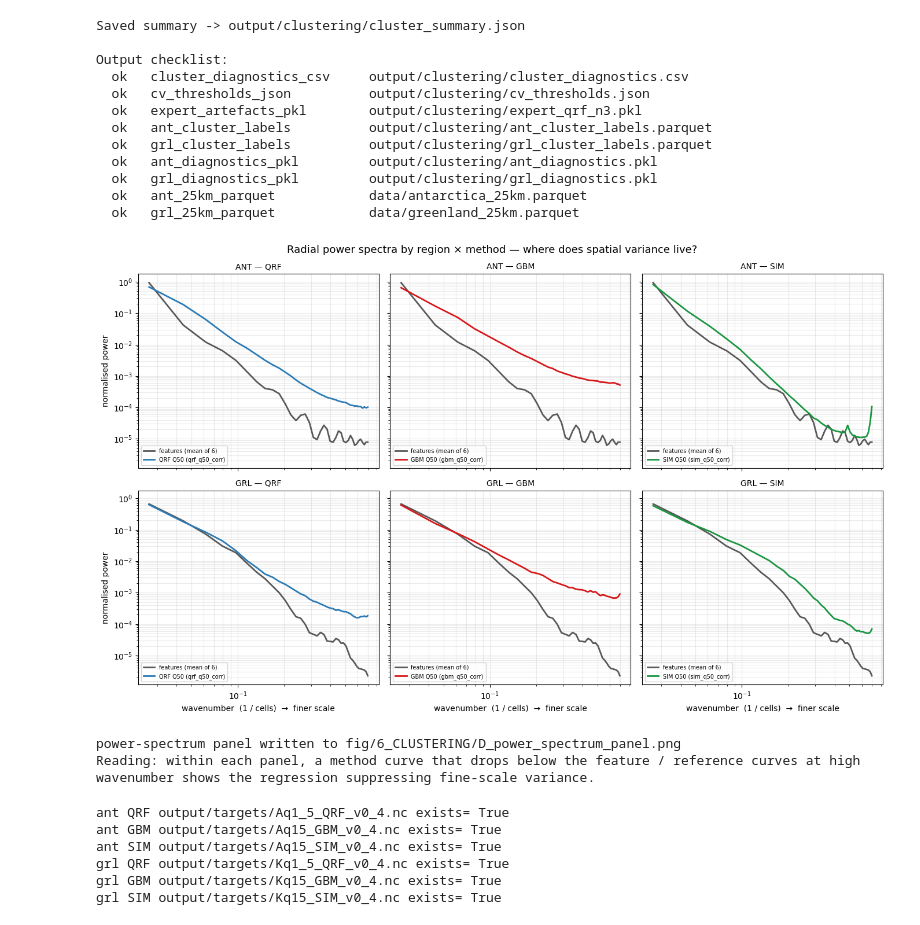
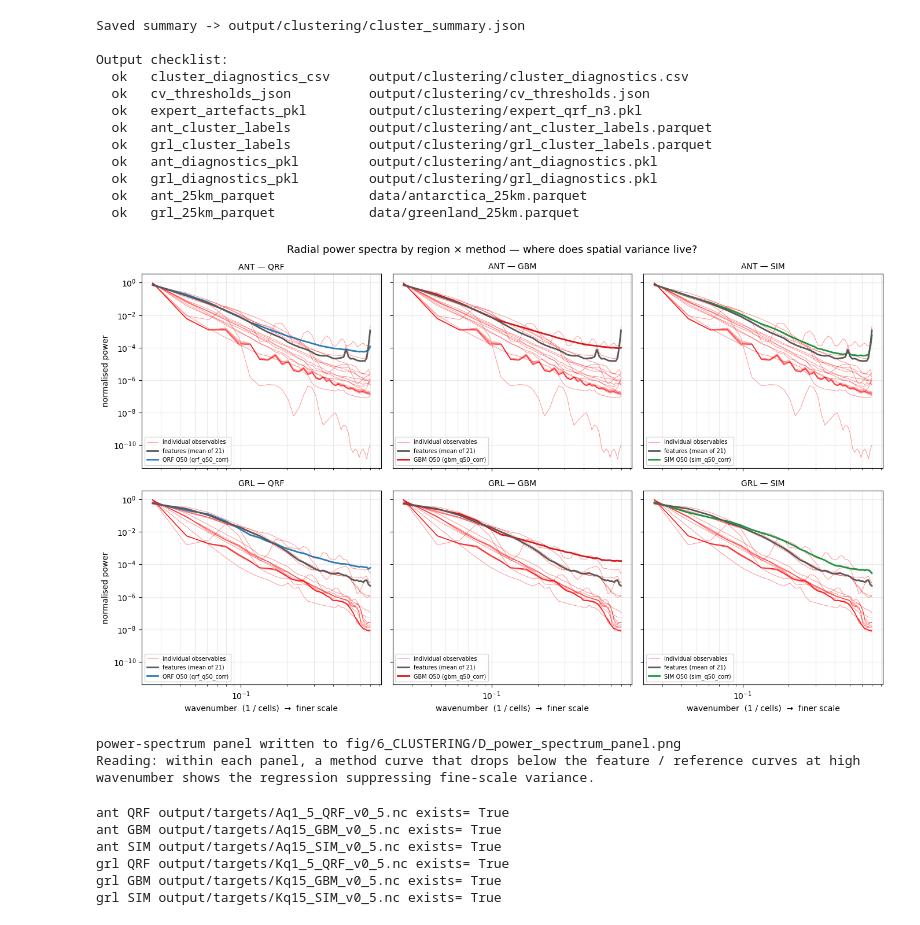
Before and after one commit to TobbeTripitaka/Aq2, a Jupyter notebook: 6_CLUSTERING.ipynb, the cells around one changed output. Cells and saved outputs as stored; diff of their text form; code cells hidden in the pictures.

```diff
--- a/6_CLUSTERING.ipynb
+++ b/6_CLUSTERING.ipynb
@@ -95,6 +95,15 @@ NCLUSTERS sweep    : [2, 3, 4, 5]  (override = None)
 Coarsen factor     : 5x  (5 km -> 25 km)
 Cluster dir        : output/clustering
 Figure dir         : fig/6_CLUSTERING
+# %%
+from matplotlib.colors import ListedColormap
+
+def listed_cmap(colors):
+    """Build a discrete ListedColormap from a list of colours (one per class).
+    Out-of-range / NaN cells render transparent (set_bad)."""
+    cmap = ListedColormap(list(colors))
+    cmap.set_bad(alpha=0.0)   # NaN -> transparent (matches categorical_map's docstring)
+    return cmap
 # %% [markdown]
 ## Section 1 — Load and clean the reference data
 
@@ -788,12 +797,18 @@ Two figures per domain: robustness with total variance (Fig 9 equivalent), and
 the categorical confidence and explainability maps (Fig 10 equivalent). Variance
 is shown in mW²/m⁴. The scientific colour maps are Crameri's, pulled from
 `config.py`.
+# %%
+var_cmap = "cmc.batlow"
+var_unit = "mW² m⁻⁴"
 # %%
 # Figs 9-10 equivalents — every panel is now an agrid map (coastlines, graticule,
 # polar CRS). Robustness and total variance are continuous (map + histogram cbar);
 # confidence and explainability are categorical (classified map + legend). One
 # file per field, per region, so nothing is baked into a fixed 2-panel layout.
 var_total_vmax = {}   # remember the 98th-percentile variance cap per region for S1
+
+robust_v_min = 0.0
+robust_v_max = float(np.nanpercentile(diag["robustness"], VAR_PCTL_CAP))
 
 for domain, cfg in DOMAIN_CONFIG.items():
     diag = grid_diag[domain]
@@ -1037,7 +1052,7 @@ from numpy.fft import fft2, fftshift, fftfreq
 # differ, the cell also tries a few common fallbacks (see _pick_q50_var below).
 PSD_METHODS = {"qrf": "qrf_q50_corr", "gbm": "gbm_q50_corr", "sim": "sim_q50_corr"}
 PSD_COLORS  = {"qrf": "#2c7bb6", "gbm": "#d7191c", "sim": "#1a9641"}
-PSD_N_FEAT  = 6          # how many standardised features to average for the "input" curve
+PSD_N_FEAT  = -1          # how many standardised features to average for the "input" curve
 PSD_DETREND = True       # remove a planar trend before the FFT (kills DC/ramp leakage)
 PSD_WINDOW  = True       # 2-D Hann window before the FFT (kills edge leakage)
 PSD_NBINS   = 40         # radial wavenumber bins
@@ -1200,10 +1215,21 @@ try:
         xc, yc = rc["xcol"], rc["ycol"]
         df_tgt = pd.read_parquet(rc["parquet"])
 
-        # (1) mean standardised input feature field — computed once per region
-        feats = [f for f in obs_model if f in df_tgt.columns][:PSD_N_FEAT]
+                # (1) standardised input feature fields — computed once per region.
+        #     Use ALL observables the regression actually used (sweep-selected
+        #     obs_model), not a fixed count. Each feature's own spectrum is kept
+        #     so it can be drawn faintly behind the mean.
+        feats = [f for f in obs_model if f in df_tgt.columns]
         Fz = (df_tgt[feats].astype(float) - df_tgt[feats].astype(float).mean()) \
              / df_tgt[feats].astype(float).std(ddof=0)
+        # per-observable spectra (for the faint red lines)
+        feat_spectra = []
+        for f in feats:
+            g_f, xs, ys = _grid_2d(df_tgt, xc, yc, Fz[f].values)
+            k_f, p_f = _radial_psd(g_f)
+            if k_f is not None:
+                feat_spectra.append((k_f, p_f))
+        # mean standardised feature field spectrum (drawn on top, in grey)
         g_feat, xs, ys = _grid_2d(df_tgt, xc, yc, Fz.mean(axis=1).values)
         k_feat, p_feat = _radial_psd(g_feat)
 
@@ -1220,12 +1246,14 @@ try:
         # (3) one panel per method
         for c, meth in enumerate(methods):
             ax = axes[r][c]
+            # faint thin red line per individual observable (behind the mean)
+            for _i, (k_f, p_f) in enumerate(feat_spectra):
+                ax.loglog(k_f, p_f, lw=0.6, color="orange", alpha=0.5, zorder=1,
+                          label="individual observables" if _i == 0 else None)
+            # mean standardised feature field (on top)
             if k_feat is not None:
-                ax.loglog(k_feat, p_feat, lw=2.0, color="0.35",
+                ax.loglog(k_feat, p_feat, lw=2.0, color="0.35", zorder=3,
                           label=f"features (mean of {len(feats)})")
-            if k_ref is not None:
-                ax.loglog(k_ref, p_ref, lw=2.0, color="k", ls="--",
-                          label=f"reference obs (n={n_ref_cells})")
 
             path = rc["nc"].get(meth)
             drawn = False
@@ -1244,34 +1272,34 @@ try:
                         g_pred = _grid_2d(df_tgt, xc, yc, arr.ravel())[0] if arr.ndim == 1 else arr
                         k_p, p_p = _radial_psd(g_pred)
                         if k_p is not None:
                             ax.loglog(k_p, p_p, lw=2.0, color=PSD_COLORS[meth],
                                       label=f"{meth.upper()} Q50 ({var})")
                             drawn = True
             if not drawn:
                 ax.text(0.5, 0.5, f"{meth.upper()} Q50\n(not available)",
                         transform=ax.transAxes, ha="center", va="center",
                         fontsize=9, color="0.5")
 
             ax.set_title(f"{domain.upper()} — {meth.upper()}", fontsize=10)
             ax.grid(True, which="both", alpha=0.25)
             ax.legend(fontsize=7, loc="lower left")
             if r == nrow - 1:
                 ax.set_xlabel("wavenumber  (1 / cells)  →  finer scale")
             if c == 0:
                 ax.set_ylabel("normalised power")
 
     fig.suptitle("Radial power spectra by region × method — where does spatial variance live?",
                  fontsize=13)
     fig.tight_layout()
     fig.savefig(FIG_DIR / f"D_power_spectrum_panel{FIG_EXT}", dpi=FIG_DPI, bbox_inches="tight")
     plt.show()
     print(f"power-spectrum panel written to {FIG_DIR / f'D_power_spectrum_panel{FIG_EXT}'}")
     print("Reading: within each panel, a method curve that drops below the feature / "
           "reference curves at high wavenumber shows the regression suppressing fine-scale variance.")
 except FileNotFoundError as e:
     print("power-spectrum diagnostic skipped —", e)
 # %% [output]
-[figure, old version]
+[figure, new version]
 power-spectrum panel written to fig/6_CLUSTERING/D_power_spectrum_panel.png
 Reading: within each panel, a method curve that drops below the feature / reference curves at high wavenumber shows the regression suppressing fine-scale variance.
 # %%
@@ -1281,9 +1309,9 @@ for reg,(pq,pgs) in {"ant":("Aq1_5","Aq15"),"grl":("Kq1_5","Kq15")}.items():
         p = targets_dir / f"{pre}_{m}_v{MODEL_VERSION}.nc"
         print(reg, m, p, "exists=", Path(p).exists())
 # %% [output]
-ant QRF output/targets/Aq1_5_QRF_v0_4.nc exists= True
-ant GBM output/targets/Aq15_GBM_v0_4.nc exists= True
-ant SIM output/targets/Aq15_SIM_v0_4.nc exists= True
-grl QRF output/targets/Kq1_5_QRF_v0_4.nc exists= True
-grl GBM output/targets/Kq15_GBM_v0_4.nc exists= True
-grl SIM output/targets/Kq15_SIM_v0_4.nc exists= True
+ant QRF output/targets/Aq1_5_QRF_v0_5.nc exists= True
+ant GBM output/targets/Aq15_GBM_v0_5.nc exists= True
+ant SIM output/targets/Aq15_SIM_v0_5.nc exists= True
+grl QRF output/targets/Kq1_5_QRF_v0_5.nc exists= True
+grl GBM output/targets/Kq15_GBM_v0_5.nc exists= True
+grl SIM output/targets/Kq15_SIM_v0_5.nc exists= True
```
Also changed, not shown: parts of 10 cells of this notebook, 6 other files.
